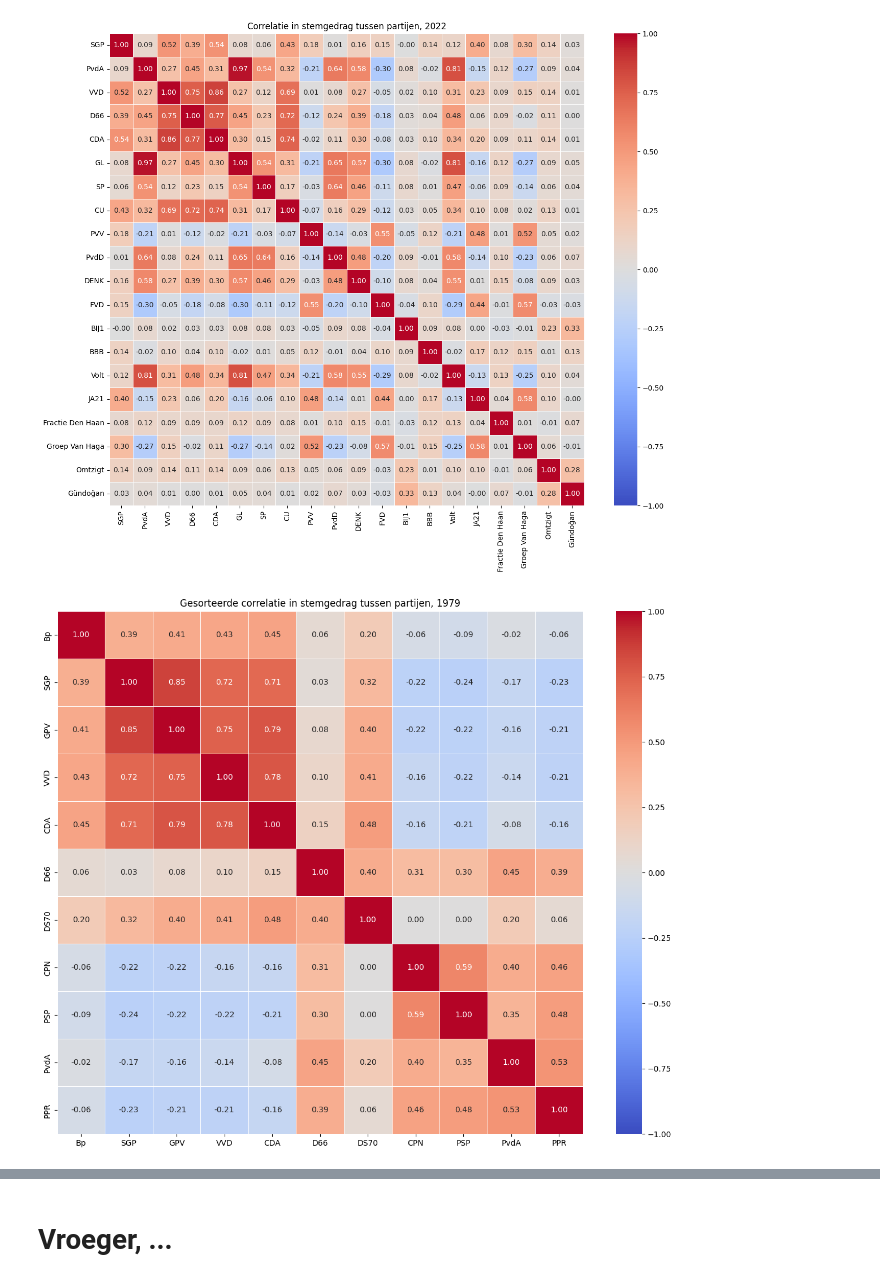
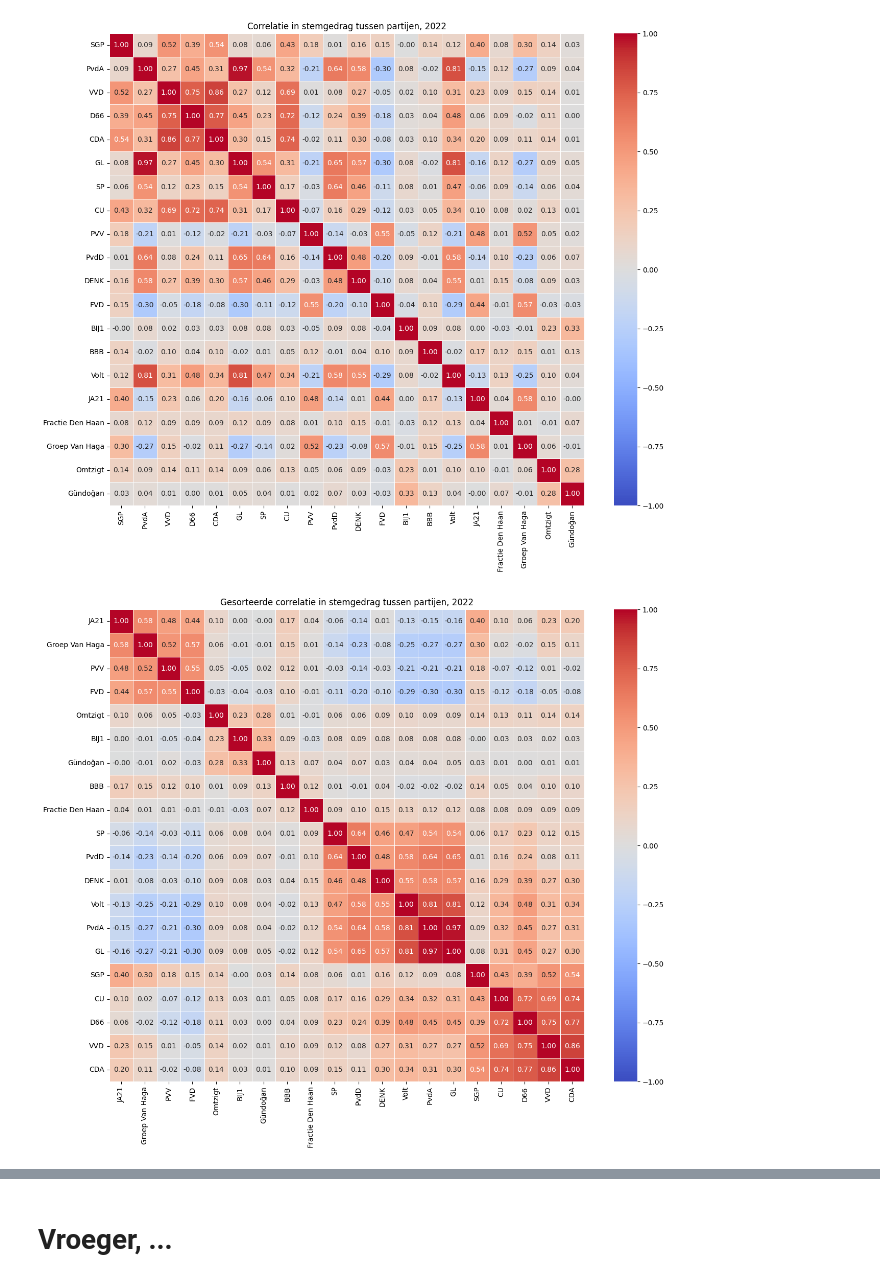
Before and after one commit to larsgeb/Polertiek, a Jupyter notebook: notebooks/Correlation_per_year.ipynb, the cells around one changed output, grey strips where cells are left out. Drawn from its saved outputs; the diff is of its cells as text; code cells hidden in the pictures.

```diff
--- a/notebooks/Correlation_per_year.ipynb
+++ b/notebooks/Correlation_per_year.ipynb
@@ -30,7 +30,7 @@ plt.show()
 # %% [output]
 [figure]
 # %%
-year = 1979
+year = 2022
 # Path to SQLite database
 database_path = "../data/votes.sqlite"
 
@@ -39,34 +39,34 @@ df = polertiek.fetch_and_preprocess_data(database_path, year=year)
 
 # Standardize the data
 df_standardized = (df - df.mean()) / df.std()
 
 # Hierarchical clustering
 linkage_matrix = hierarchy.linkage(df_standardized.T, method="ward")
 
 # Get the order of columns based on clustering
 dendrogram = hierarchy.dendrogram(linkage_matrix, no_plot=True)
 sorted_columns = df.columns[dendrogram["leaves"]]
 
 # Reorder DataFrame columns
 df_sorted = df[sorted_columns]
 
 # Calculate the correlation matrix of the sorted DataFrame
 correlation_matrix_sorted = df_sorted.corr()
 
 # Create a heatmap using seaborn
 plt.figure(figsize=(15, 12))
 sns.heatmap(
     correlation_matrix_sorted,
     annot=True,
     cmap="coolwarm",
     fmt=".2f",
     linewidths=0.5,
     vmin=-1,
 )
 plt.title(f"Gesorteerde correlatie in stemgedrag tussen partijen, {year}")
 plt.show()
 # %% [output]
-[figure, old version]
+[figure, new version]
 # %%
 
 plt.figure(figsize=(12,6))
```
Also changed, not shown: parts of 3 cells of this notebook.
